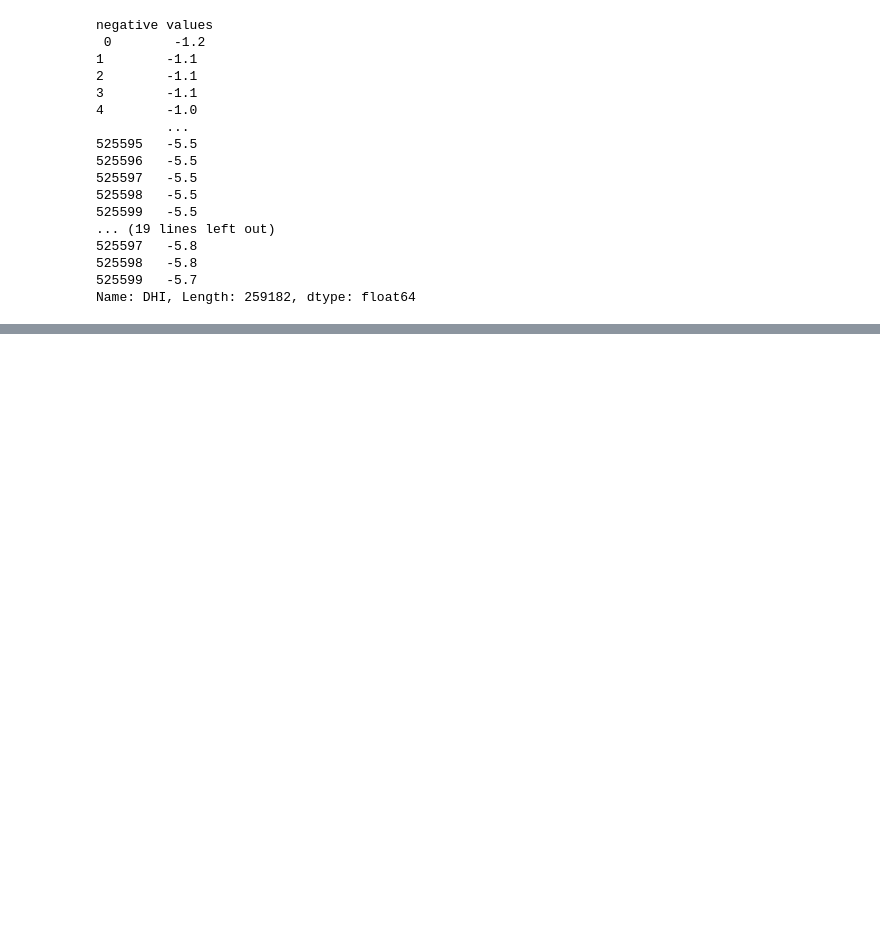
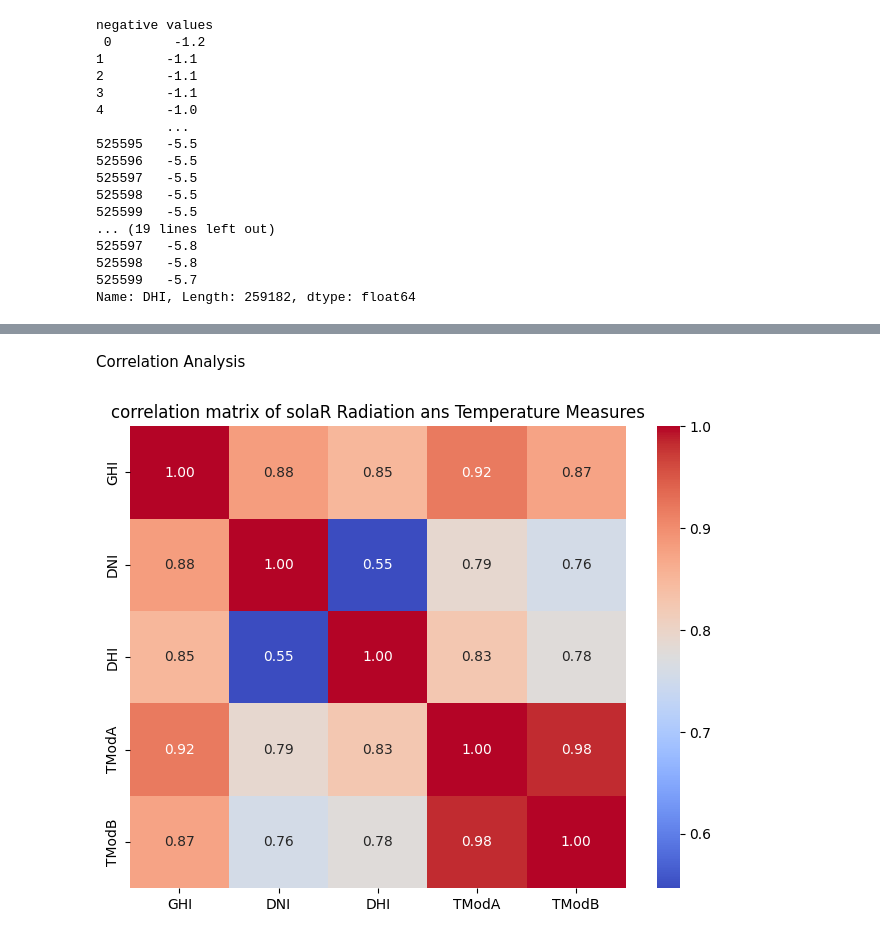
Before and after one commit to Amanzlastt/kifiyaweek0, a Jupyter notebook: notebooks/EDA.ipynb, the cells around one changed output, grey strips where cells are left out. Saved outputs shown, nothing was run; the diff lists cells and outputs as text; code cells hidden in the pictures; blank space fills up the shorter version.

```diff
--- a/notebooks/EDA.ipynb
+++ b/notebooks/EDA.ipynb
@@ -145,0 +237,10 @@ Name: DHI, Length: 259182, dtype: float64
+# %% [markdown]
+Correlation Analysis
+# %%
+corre_matrix = df_benin[['GHI', 'DNI', 'DHI', 'TModA', 'TModB']].corr()
+plt.figure(figsize=(8, 6))
+sns.heatmap(corre_matrix, annot=True, cmap='coolwarm', fmt='.2f')
+plt.title("correlation matrix of solaR Radiation ans Temperature Measures")
+plt.show()
+# %% [output]
+[figure, added]
```
Also changed, not shown: parts of 11 cells of this notebook.
